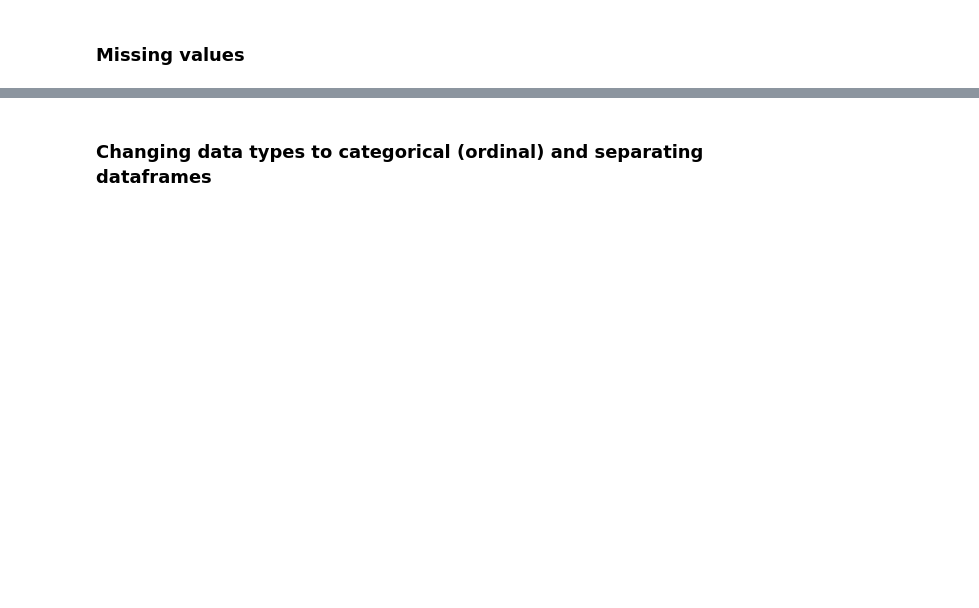
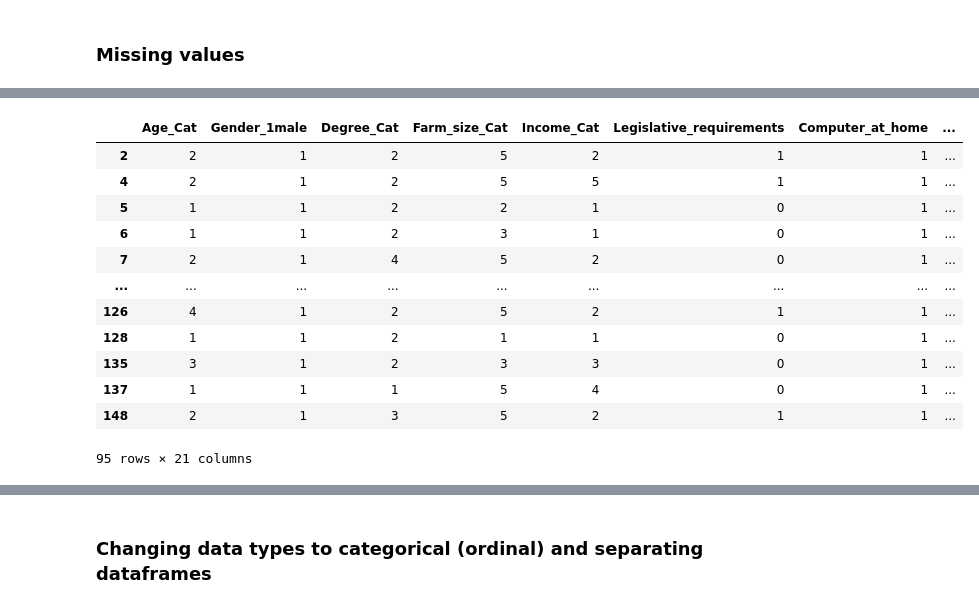
Before and after one commit to MartinMarzi/IPMdecisions, a Jupyter notebook: IPMdecisions_DataExploration_colab_1_4_Q2.ipynb, the cells around one changed output, grey strips where cells are left out. Drawn from its saved outputs; the diff is of its cells as text; code cells hidden in the pictures; blank space fills up the shorter version.

```diff
--- a/IPMdecisions_DataExploration_colab_1_4_Q2.ipynb
+++ b/IPMdecisions_DataExploration_colab_1_4_Q2.ipynb
@@ -165,0 +189,17 @@ df_noNaN.shape
+# %%
+df_noNaN = df_noNaN.astype("int64")
+df_noNaN
+# %% [output]
+|  | Age_Cat | Gender_1male | Degree_Cat | Farm_size_Cat | Income_Cat | Legislative_requirements | Computer_at_home | ... |
+| 2 | 2 | 1 | 2 | 5 | 2 | 1 | 1 | ... |
+| 4 | 2 | 1 | 2 | 5 | 5 | 1 | 1 | ... |
+| 5 | 1 | 1 | 2 | 2 | 1 | 0 | 1 | ... |
+| 6 | 1 | 1 | 2 | 3 | 1 | 0 | 1 | ... |
+| 7 | 2 | 1 | 4 | 5 | 2 | 0 | 1 | ... |
+| ... | ... | ... | ... | ... | ... | ... | ... | ... |
+| 126 | 4 | 1 | 2 | 5 | 2 | 1 | 1 | ... |
+| 128 | 1 | 1 | 2 | 1 | 1 | 0 | 1 | ... |
+| 135 | 3 | 1 | 2 | 3 | 3 | 0 | 1 | ... |
+| 137 | 1 | 1 | 1 | 5 | 4 | 0 | 1 | ... |
+| 148 | 2 | 1 | 3 | 5 | 2 | 1 | 1 | ... |
+95 rows × 21 columns
```
Also changed, not shown: parts of 26 cells of this notebook.
